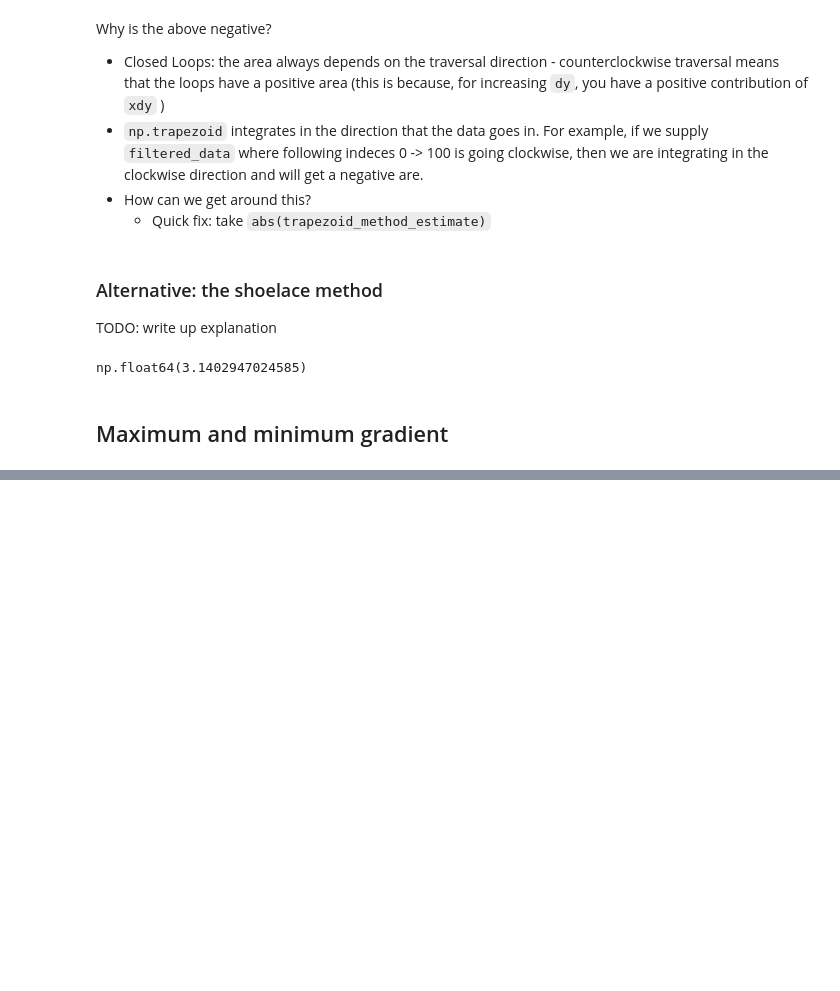
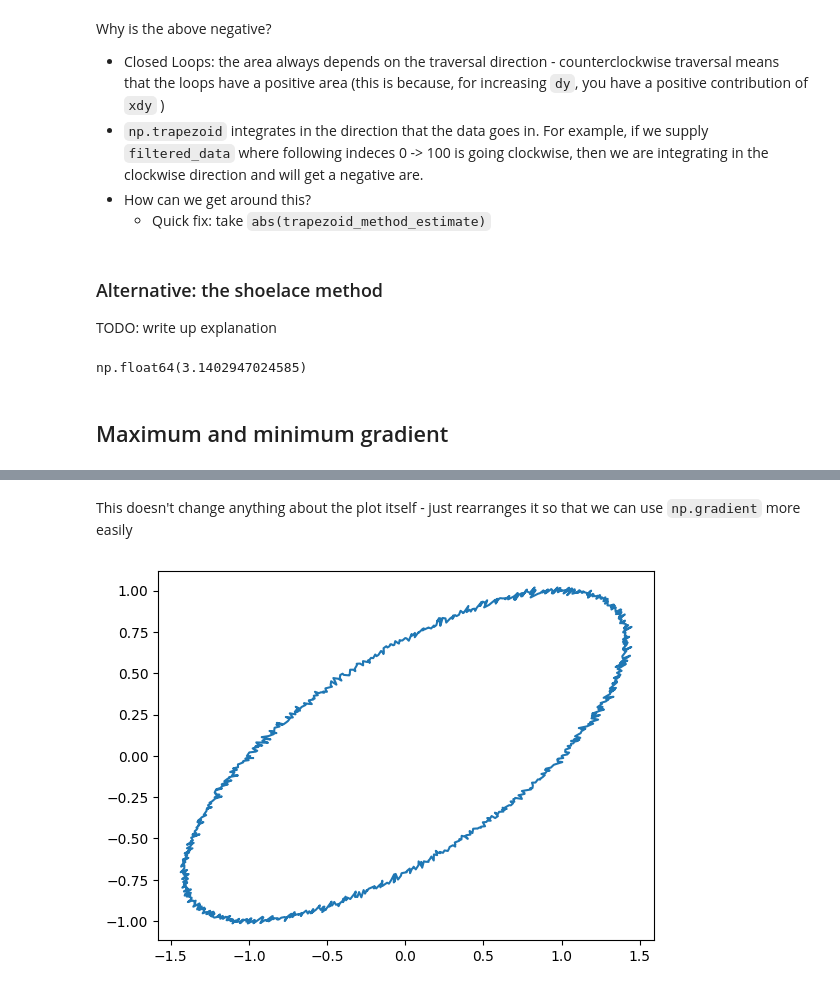
Before and after one commit to ayahusseini/loops-tutorial, a Jupyter notebook: tutorial.ipynb, the cells around one changed output, grey strips where cells are left out. Cells and saved outputs as stored; diff of their text form; code cells hidden in the pictures; blank space fills up the shorter version.

```diff
--- a/tutorial.ipynb
+++ b/tutorial.ipynb
@@ -122,0 +154,9 @@ np.float64(3.1402947024585)
+# %% [markdown]
+This doesn't change anything about the plot itself - just rearranges it so that we can use `np.gradient` more easily
+# %%
+# showing nothing about the plot has changed
+x, y = ordered_loop[:,0], ordered_loop[:,1]
+plt.plot(x,y)
+plt.show()
+# %% [output]
+[figure, added]
```
Also changed, not shown: parts of 14 cells of this notebook.
